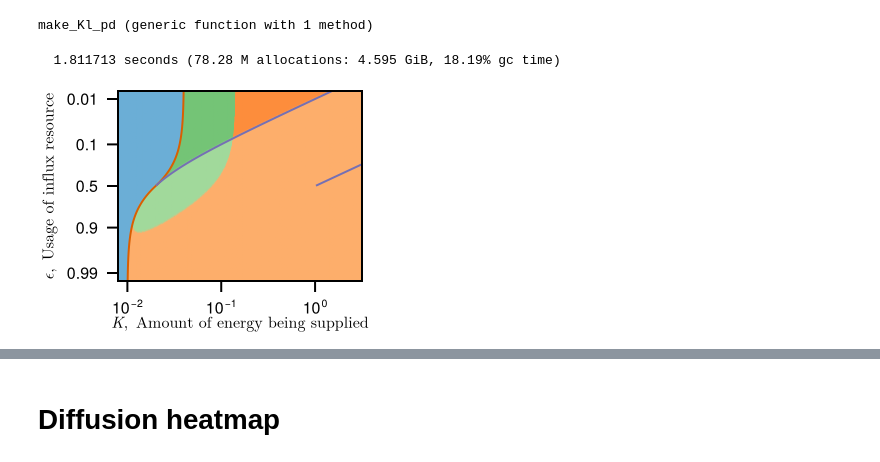
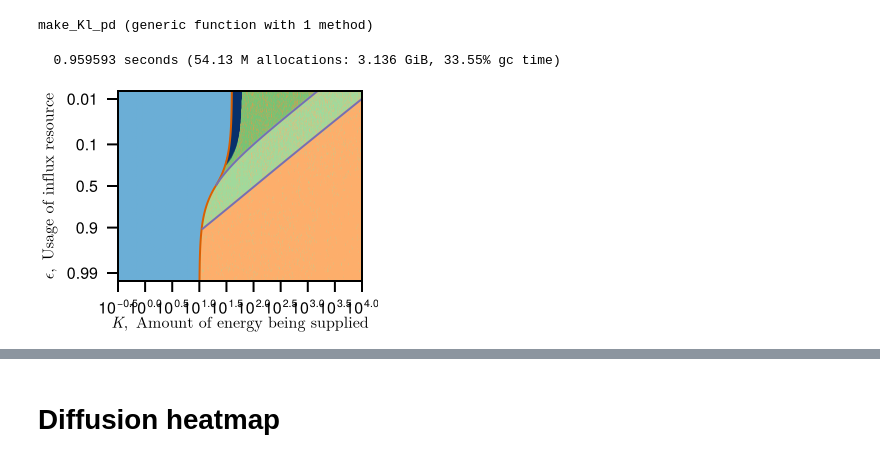
Before and after one commit to kockahonza/SSMC, a Jupyter notebook: notebooks/clean slate/Minimal Model 2.ipynb, the cells around one changed output, grey strips where cells are left out. Cells and saved outputs as stored; diff of their text form; code cells hidden in the pictures.

```diff
--- a/notebooks/clean slate/Minimal Model 2.ipynb
+++ b/notebooks/clean slate/Minimal Model 2.ipynb
@@ -131,18 +119,18 @@ end
 make_Kl_pd (generic function with 1 method)
 # %%
 @time f = make_Kl_pd(;
-    logKs=range(-2.1, 0.5, 800),
-    # m=10.,
-    m=0.01,
-    DN=1e-6,
-    # DN=0.,
+    # logKs=range(-2.1, 0.5, 500),
+    m=10.,
+    # m=0.01,
+    # DN=1e-6,
+    DN=0.,
     DI=1.,
-    DR=0.01,
+    DR=0.1,
 )
 # Makie.save("./k.pdf", f.figure)
 # %% [output]
-  1.811713 seconds (78.28 M allocations: 4.595 GiB, 18.19% gc time)
+  0.959593 seconds (54.13 M allocations: 3.136 GiB, 33.55% gc time)
-[figure, old version]
+[figure, new version]
 # %%
 f = make_Kl_pd()
 f.axis.title = L"m=1, D_R=D_I"
```
Also changed, not shown: parts of 2 cells of this notebook, 7 other files.
